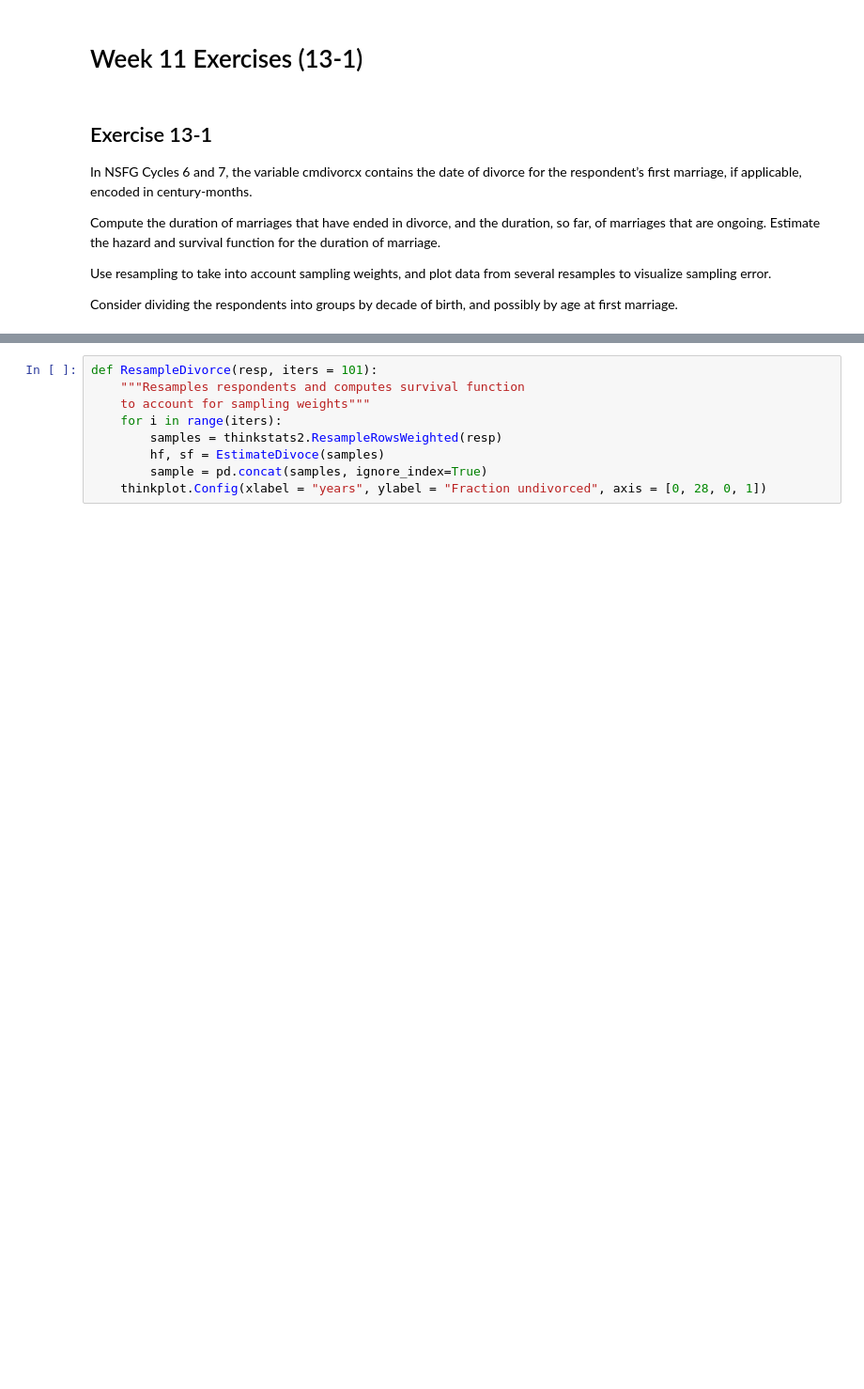
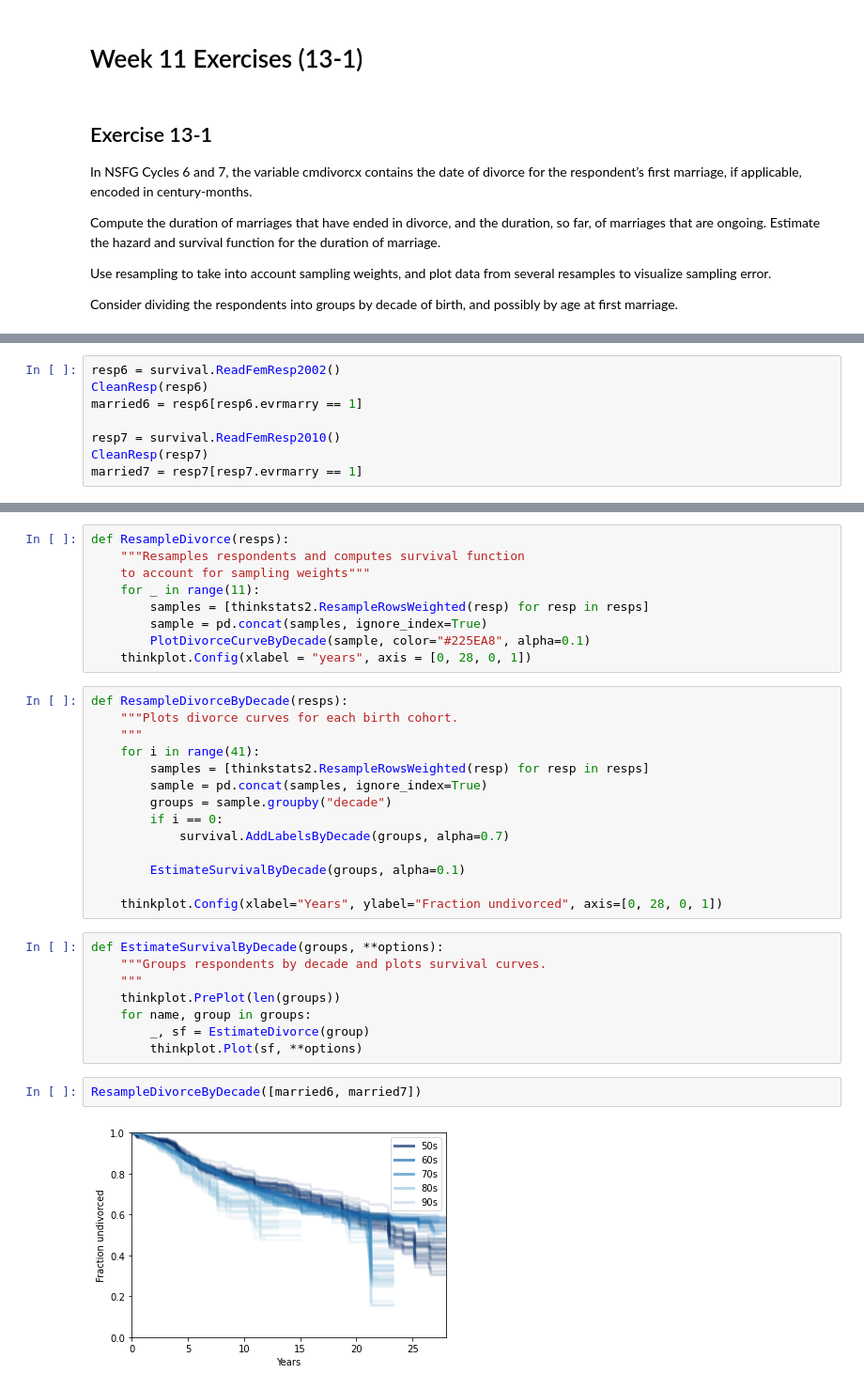
Before and after one commit to stewart17/ThinkStats2, a Jupyter notebook: code/Week 11_SWilson.ipynb, the cells around one changed output, grey strips where cells are left out. Shown: that part at 94% size. Drawn from its saved outputs; the diff is of its cells as text; blank space fills up the shorter version.

```diff
--- a/code/Week 11_SWilson.ipynb
+++ b/code/Week 11_SWilson.ipynb
@@ -35,3 +40,11 @@ resp['duration_now'] = (resp.cmintvw - resp.cmmarrhx) / 12.0
+# %%
+resp6 = survival.ReadFemResp2002()
+CleanResp(resp6)
+married6 = resp6[resp6.evrmarry == 1]
+
+resp7 = survival.ReadFemResp2010()
+CleanResp(resp7)
+married7 = resp7[resp7.evrmarry == 1]
 # %%
 def EstimateDivorce(resp):
     """calculates hazard and survival function
@@ -48,9 +62,35 @@ def EstimateDivorce(resp):
 # %%
-def ResampleDivorce(resp, iters = 101):
+def ResampleDivorce(resps):
     """Resamples respondents and computes survival function
     to account for sampling weights"""
-    for i in range(iters):
-        samples = thinkstats2.ResampleRowsWeighted(resp)
-        hf, sf = EstimateDivoce(samples)
+    for _ in range(11):
+        samples = [thinkstats2.ResampleRowsWeighted(resp) for resp in resps]
         sample = pd.concat(samples, ignore_index=True)
-    thinkplot.Config(xlabel = "years", ylabel = "Fraction undivorced", axis = [0, 28, 0, 1])
+        PlotDivorceCurveByDecade(sample, color="#225EA8", alpha=0.1)
+    thinkplot.Config(xlabel = "years", axis = [0, 28, 0, 1])
+# %%
+def ResampleDivorceByDecade(resps):
+    """Plots divorce curves for each birth cohort.
+    """
+    for i in range(41):
+        samples = [thinkstats2.ResampleRowsWeighted(resp) for resp in resps]
+        sample = pd.concat(samples, ignore_index=True)
+        groups = sample.groupby("decade")
+        if i == 0:
+            survival.AddLabelsByDecade(groups, alpha=0.7)
+
+        EstimateSurvivalByDecade(groups, alpha=0.1)
+
+    thinkplot.Config(xlabel="Years", ylabel="Fraction undivorced", axis=[0, 28, 0, 1])
+# %%
+def EstimateSurvivalByDecade(groups, **options):
+    """Groups respondents by decade and plots survival curves.
+    """
+    thinkplot.PrePlot(len(groups))
+    for name, group in groups:
+        _, sf = EstimateDivorce(group)
+        thinkplot.Plot(sf, **options)
+# %%
+ResampleDivorceByDecade([married6, married7])
+# %% [output]
+[figure, added]
```
Also changed, not shown: parts of 3 cells of this notebook, 5 other files.
